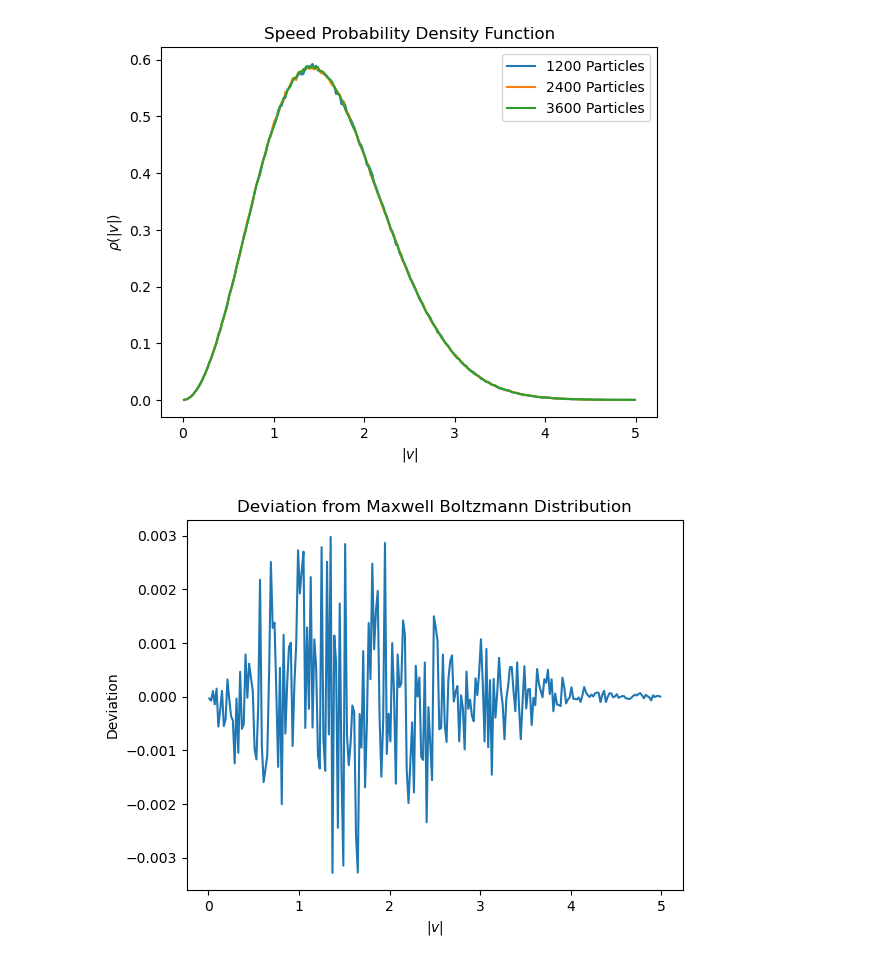
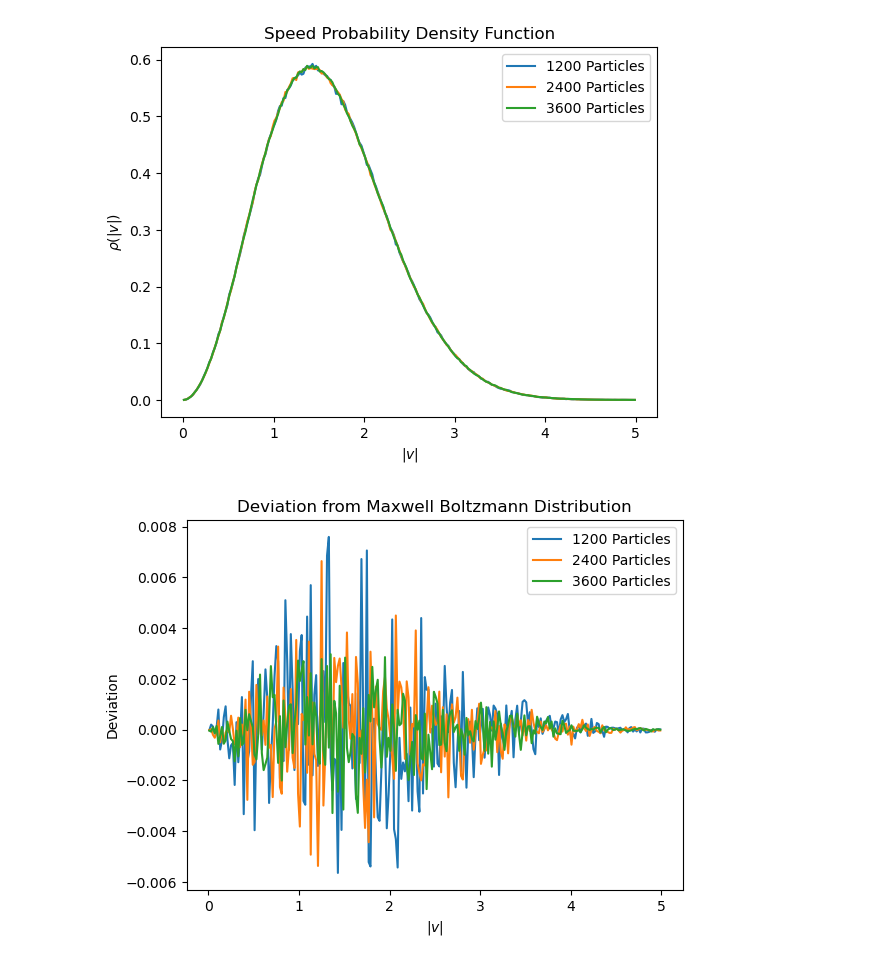
Before and after one commit to vigneshpai2003/Computational-Physics, a Jupyter notebook: Molecular_Dynamics/submission.ipynb, the cells around one changed output. Cells and saved outputs as stored; diff of their text form; code cells hidden in the pictures.

```diff
--- a/Molecular_Dynamics/submission.ipynb
+++ b/Molecular_Dynamics/submission.ipynb
@@ -123,11 +123,14 @@ plt.show()
 # %%
 def mb(v):
     return 4 * np.pi * v**2 * (2 * np.pi)**(-1.5) * np.exp(- v**2 / 2)
 
+plt.plot(v, mb(v) - rho_v[0])
+plt.plot(v, mb(v) - rho_v[1])
 plt.plot(v, mb(v) - rho_v[2])
 plt.xlabel("$|v|$")
 plt.ylabel("Deviation")
 plt.title("Deviation from Maxwell Boltzmann Distribution")
+plt.legend(legend)
 plt.show()
 # %% [output]
-[figure, old version]
+[figure, new version]
```
Also changed, not shown: parts of 7 cells of this notebook, 3 other files.
